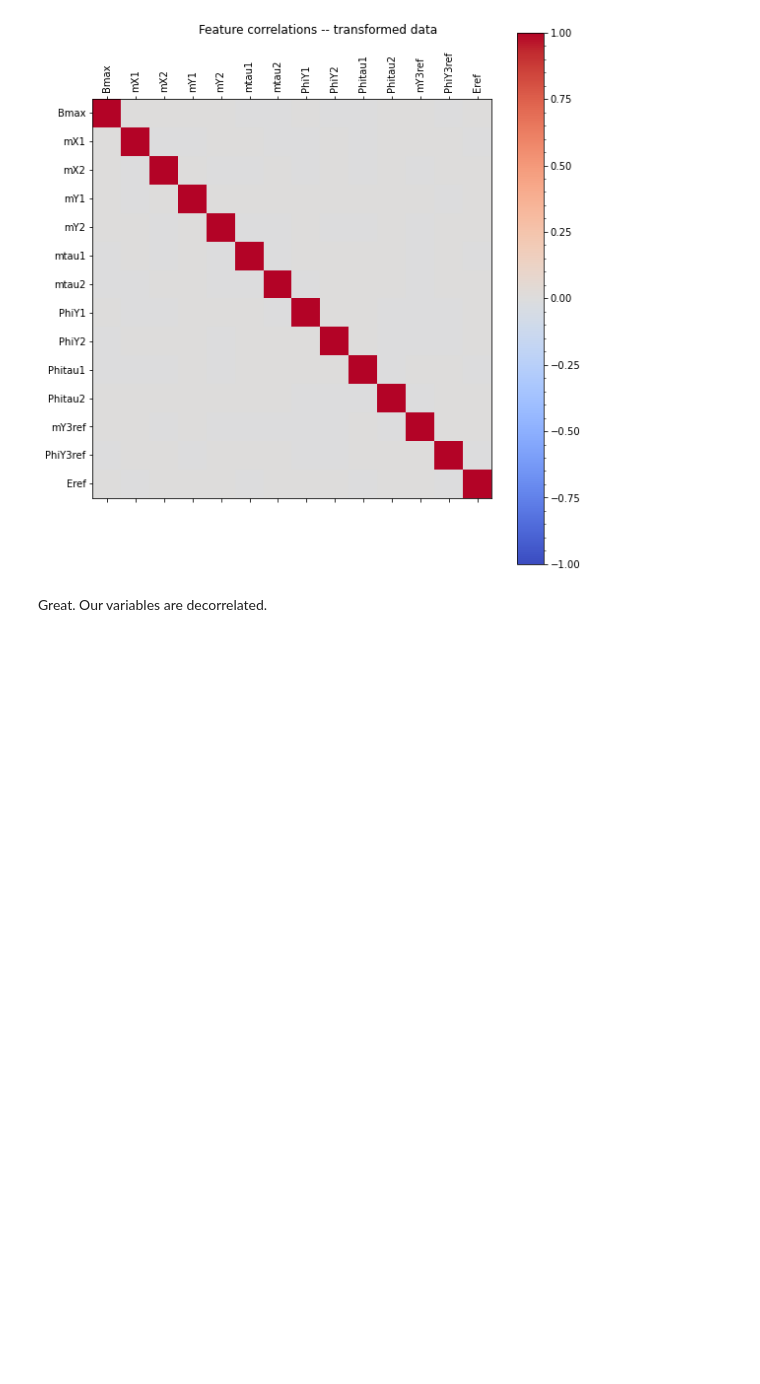
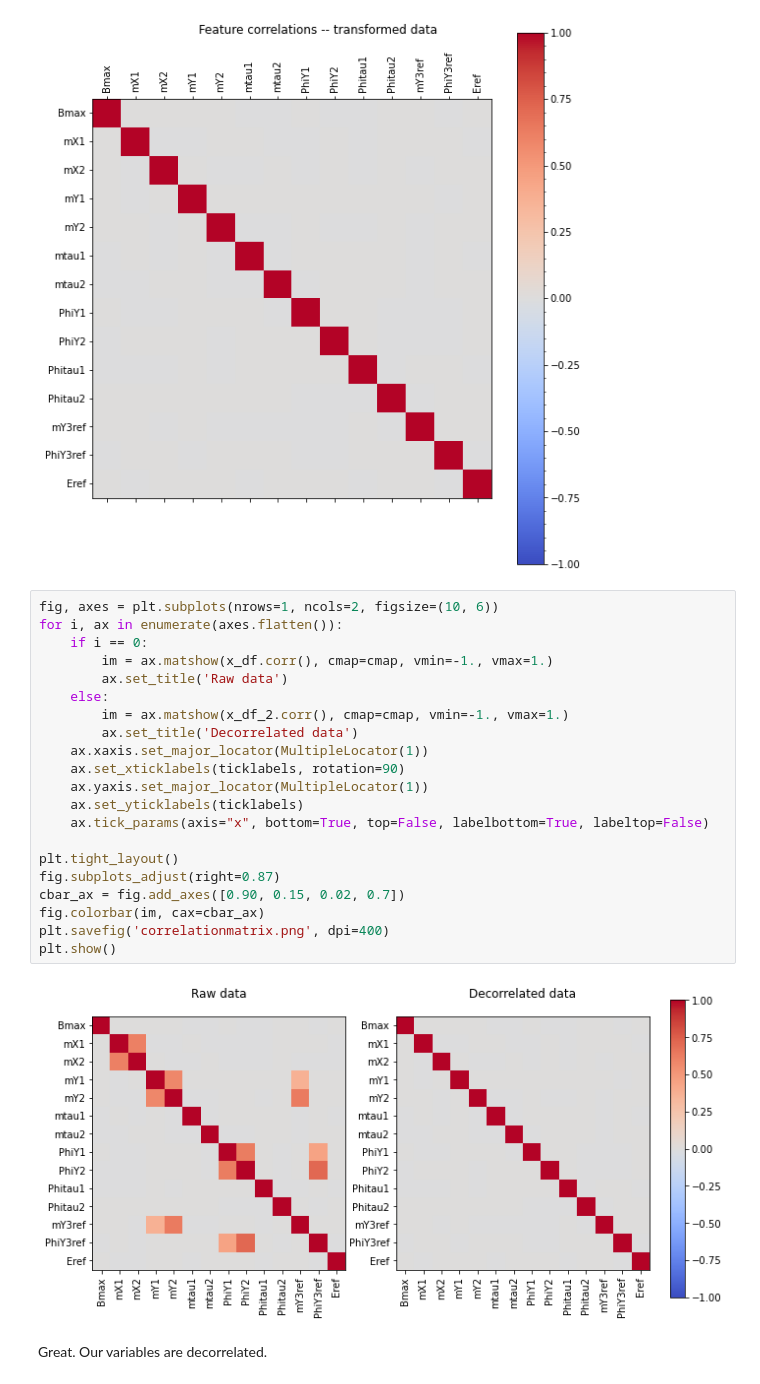
Before and after one commit to joshvillarreal/rfq-nn, a Jupyter notebook: notebooks/EDA.ipynb, the cells around one changed output. Saved outputs shown, nothing was run; the diff lists cells and outputs as text; blank space fills up the shorter version.

```diff
--- a/notebooks/EDA.ipynb
+++ b/notebooks/EDA.ipynb
@@ -261,6 +261,29 @@ plt.tight_layout()
 plt.show()
 # %% [output]
 [figure]
+# %%
+fig, axes = plt.subplots(nrows=1, ncols=2, figsize=(10, 6))
+for i, ax in enumerate(axes.flatten()):
+    if i == 0:
+        im = ax.matshow(x_df.corr(), cmap=cmap, vmin=-1., vmax=1.)
+        ax.set_title('Raw data')
+    else:
+        im = ax.matshow(x_df_2.corr(), cmap=cmap, vmin=-1., vmax=1.)
+        ax.set_title('Decorrelated data')
+    ax.xaxis.set_major_locator(MultipleLocator(1))
+    ax.set_xticklabels(ticklabels, rotation=90)
+    ax.yaxis.set_major_locator(MultipleLocator(1))
+    ax.set_yticklabels(ticklabels)
+    ax.tick_params(axis="x", bottom=True, top=False, labelbottom=True, labeltop=False)
+
+plt.tight_layout()
+fig.subplots_adjust(right=0.87)
+cbar_ax = fig.add_axes([0.90, 0.15, 0.02, 0.7])
+fig.colorbar(im, cax=cbar_ax)
+plt.savefig('correlationmatrix.png', dpi=400)
+plt.show()
+# %% [output]
+[figure, added]
 # %% [markdown]
 Great. Our variables are decorrelated.
 # %% [markdown]
```
Also changed, not shown: 26 other files.
